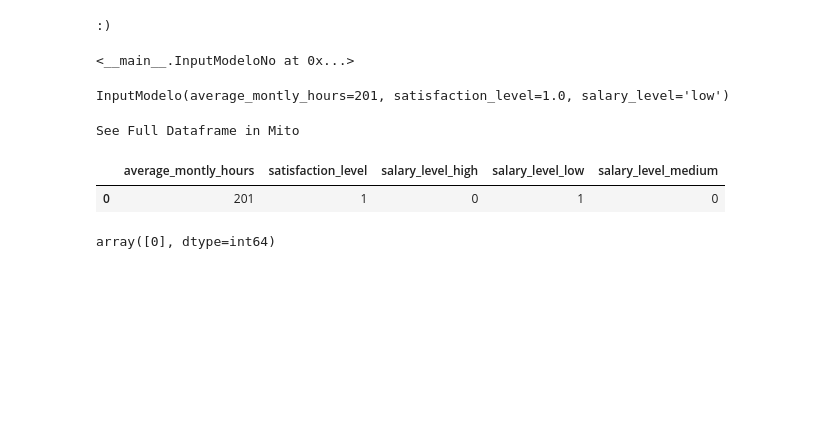
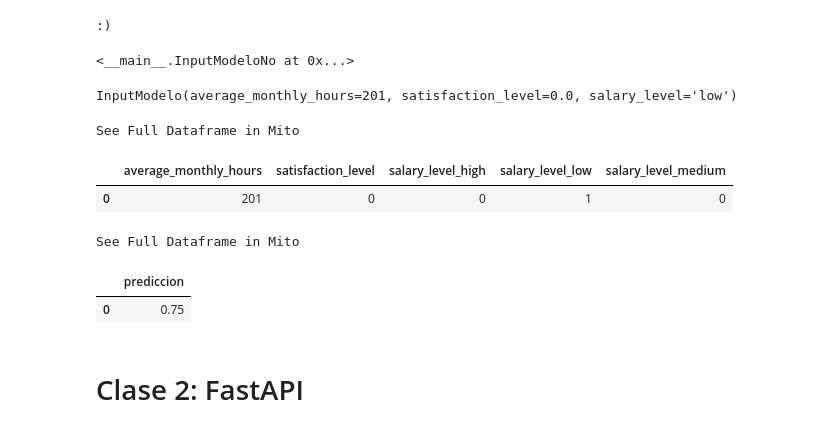
Before and after one commit to JECaballeroR/DiplomadoPythonModulo6Cohorte2, a Jupyter notebook: Notebook exploración.ipynb, the cells around one changed output. Cells and saved outputs as stored; diff of their text form; code cells hidden in the pictures; blank space fills up the shorter version.

Commit message:
Clase 05/07/2022

```diff
--- a/Notebook exploración.ipynb
+++ b/Notebook exploración.ipynb
@@ -362,7 +363,7 @@ class InputModelo(BM):
     Clase que define las entradas del modelo según las verá el usuario.
     """
 
-    average_montly_hours: int = Field(
+    average_monthly_hours: int = Field(
         ge=96, le=310, description="Horas promedio mensuales trabajadas"
     )
     satisfaction_level: float = Field(ge=0, le=1)
@@ -371,7 +372,7 @@ class InputModelo(BM):
     class Config:
         scheme_extra = {
             "example": {
-                "average_montly_hours": 201,
+                "average_monthly_hours": 201,
                 "satisfaction_level": 0.42,
                 "salay_level": "high",
             }
@@ -392,56 +393,62 @@ class OutputModelo(BM):
             }
         }
 # %%
-average_montly_hours = 201
-satisfaction_level = 1
+average_monthly_hours = 201
+satisfaction_level = 0
 salary_level = "low"
 # %%
 InputModelo(
-    average_montly_hours=average_montly_hours,
+    average_monthly_hours=average_monthly_hours,
     satisfaction_level=satisfaction_level,
     salary_level=salary_level,
 )
 # %% [output]
-InputModelo(average_montly_hours=201, satisfaction_level=1.0, salary_level='low')
+InputModelo(average_monthly_hours=201, satisfaction_level=0.0, salary_level='low')
 # %%
 InputModelo(
-    average_montly_hours=average_montly_hours,
+    average_monthly_hours=average_monthly_hours,
     satisfaction_level=satisfaction_level,
     salary_level=salary_level,
 )
 
 salary_levels = [0] * 3
 
 # Crea el DataFrame en el mismo orden las columnas del X_train
 
 data_predict = pd.DataFrame(
     columns=[
-        "average_montly_hours",
+        "average_monthly_hours",
         "satisfaction_level",
         "salary_level_high",
         "salary_level_low",
         "salary_level_medium",
     ],
-    data=[[average_montly_hours, satisfaction_level, *salary_levels]],
+    data=[[average_monthly_hours, satisfaction_level, *salary_levels]],
 )
 
 # Pone el 1 en la columna que debe ir el 1
 
 data_predict[
     [
         x
         for x in data_predict.columns
         if ((salary_level in x) and (x.startswith("salary_level_")))
     ]
 ] = 1
 
 
 data_predict
 # %% [output]
 See Full Dataframe in Mito
-|  | average_montly_hours | satisfaction_level | salary_level_high | salary_level_low | salary_level_medium |
-| 0 | 201 | 1 | 0 | 1 | 0 |
+|  | average_monthly_hours | satisfaction_level | salary_level_high | salary_level_low | salary_level_medium |
+| 0 | 201 | 0 | 0 | 1 | 0 |
-# %%
-clf.predict(data_predict)
-# %% [output]
-array([0], dtype=int64)
+# %%
+pd.DataFrame(clf.predict_proba(data_predict)[:,1]).rename(
+            columns={0: "prediccion"}
+        )
+# %% [output]
+See Full Dataframe in Mito
+|  | prediccion |
+| 0 | 0.75 |
+# %% [markdown]
+# Clase 2: FastAPI
```
Also changed, not shown: parts of 14 cells of this notebook, 4 other files.
